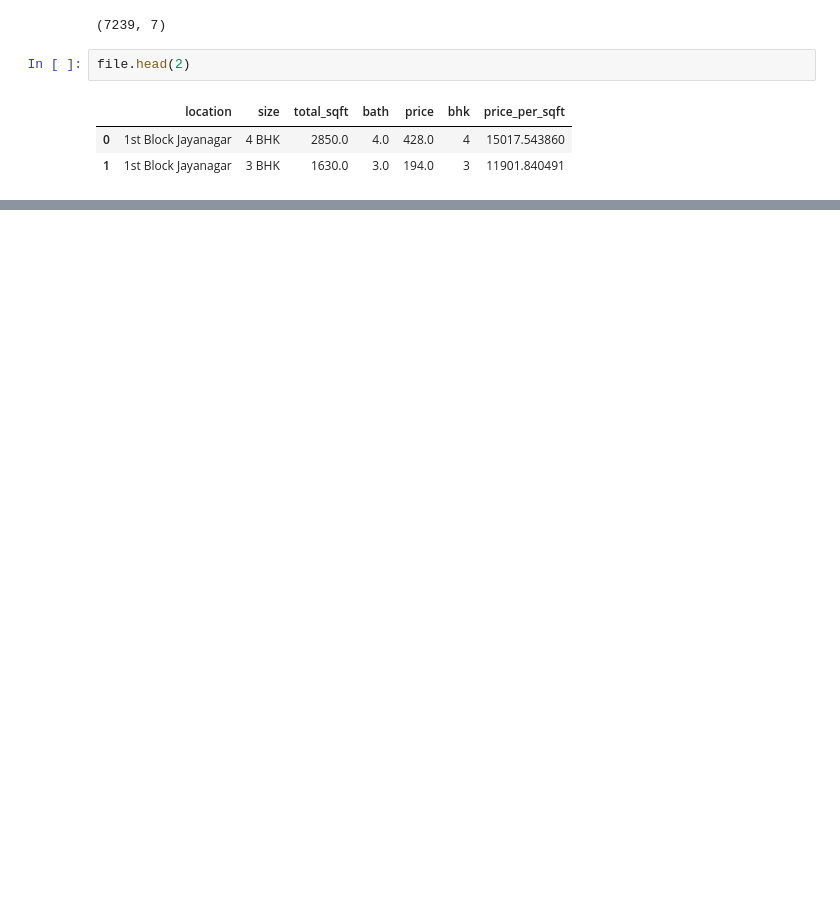
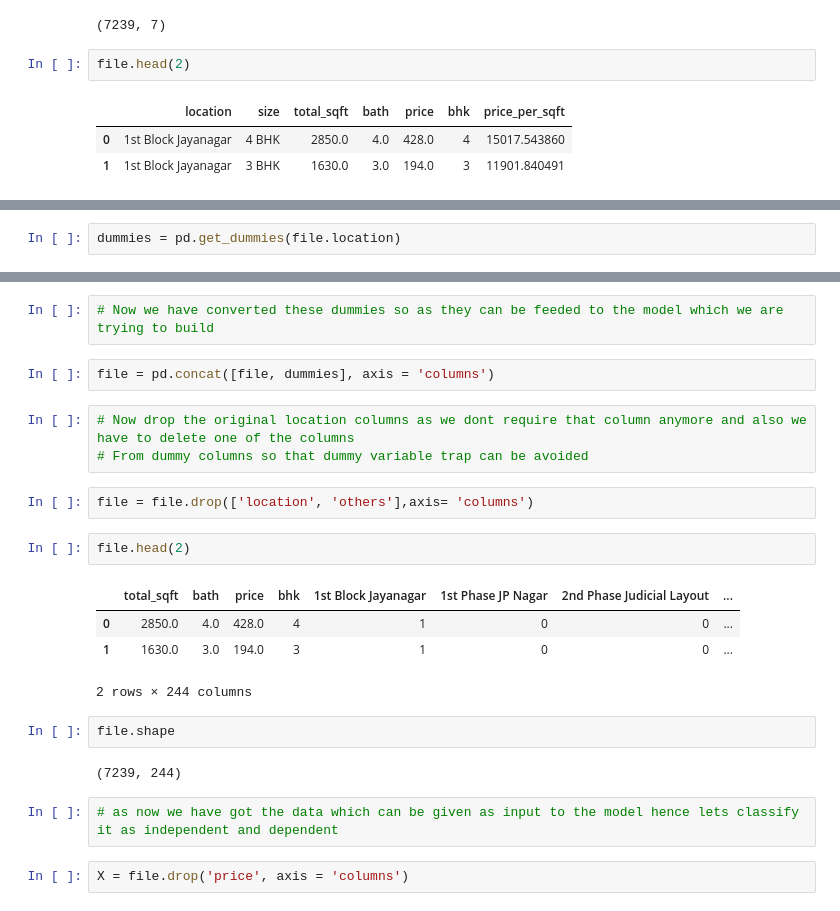
Before and after one commit to rk-3131/Home-Price-Prediction, a Jupyter notebook: House Price Prediction Bangalore.ipynb, the cells around one changed output, grey strips where cells are left out. Cells and saved outputs as stored; diff of their text form; blank space fills up the shorter version.

```diff
--- a/House Price Prediction Bangalore.ipynb
+++ b/House Price Prediction Bangalore.ipynb
@@ -523,0 +536,2 @@ file.head(3)
+# %%
+dummies = pd.get_dummies(file.location)
@@ -523,0 +545,24 @@ file.head(3)
+# %%
+# Now we have converted these dummies so as they can be feeded to the model which we are trying to build
+# %%
+file = pd.concat([file, dummies], axis = 'columns')
+# %%
+# Now drop the original location columns as we dont require that column anymore and also we have to delete one of the columns
+# From dummy columns so that dummy variable trap can be avoided
+# %%
+file = file.drop(['location', 'others'],axis= 'columns')
+# %%
+file.head(2)
+# %% [output]
+|  | total_sqft | bath | price | bhk | 1st Block Jayanagar | 1st Phase JP Nagar | 2nd Phase Judicial Layout | ... |
+| 0 | 2850.0 | 4.0 | 428.0 | 4 | 1 | 0 | 0 | ... |
+| 1 | 1630.0 | 3.0 | 194.0 | 3 | 1 | 0 | 0 | ... |
+2 rows × 244 columns
+# %%
+file.shape
+# %% [output]
+(7239, 244)
+# %%
+# as now we have got the data which can be given as input to the model hence lets classify it as independent and dependent
+# %%
+X = file.drop('price', axis = 'columns')
```
Also changed, not shown: parts of 39 cells of this notebook, 2 other files.
